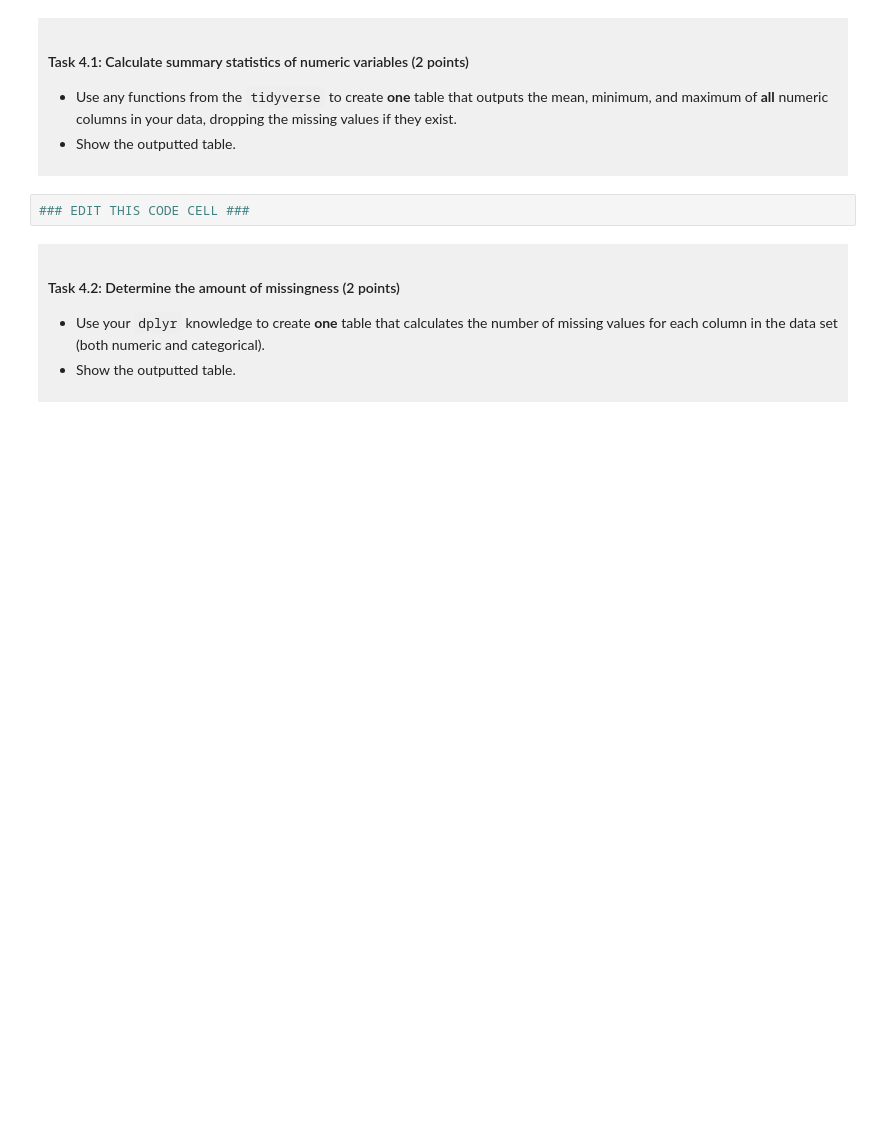
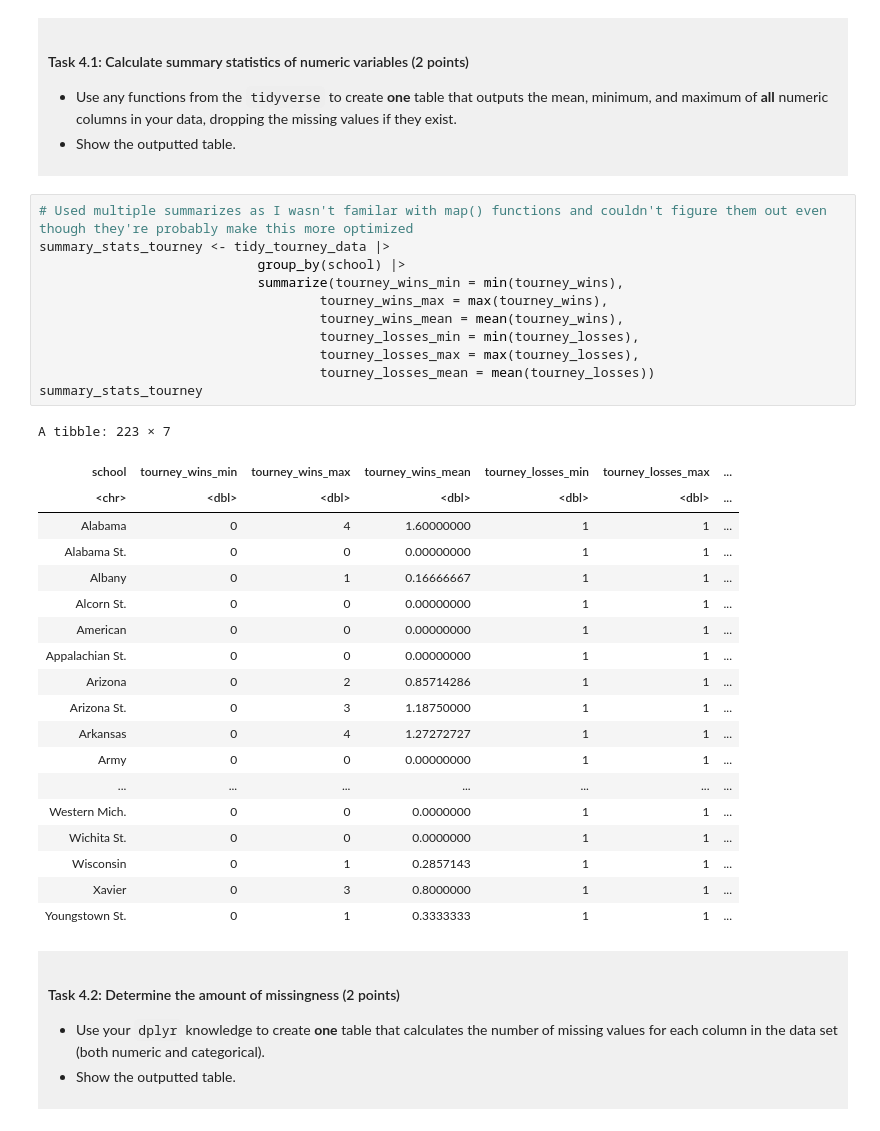
Before and after one commit to EnderArtzo/dsci-100-project-eve-robinson, a Jupyter notebook: dsci-100-project-notebook.ipynb, the cells around one changed output. Saved outputs shown, nothing was run; the diff lists cells and outputs as text; blank space fills up the shorter version.

```diff
--- a/dsci-100-project-notebook.ipynb
+++ b/dsci-100-project-notebook.ipynb
@@ -313,7 +314,36 @@ You will refine your research question (if needed) and produce a tidy data set.
 
 </div>
 # %%
-### EDIT THIS CODE CELL ###
+# Used multiple summarizes as I wasn't familar with map() functions and couldn't figure them out even though they're probably make this more optimized
+summary_stats_tourney <- tidy_tourney_data |>
+                            group_by(school) |>
+                            summarize(tourney_wins_min = min(tourney_wins),
+                                    tourney_wins_max = max(tourney_wins),
+                                    tourney_wins_mean = mean(tourney_wins),
+                                    tourney_losses_min = min(tourney_losses),
+                                    tourney_losses_max = max(tourney_losses),
+                                    tourney_losses_mean = mean(tourney_losses))
+summary_stats_tourney
+# %% [output]
+A tibble: 223 × 7
+| school | tourney_wins_min | tourney_wins_max | tourney_wins_mean | tourney_losses_min | tourney_losses_max | ... |
+| <chr> | <dbl> | <dbl> | <dbl> | <dbl> | <dbl> | ... |
+| Alabama | 0 | 4 | 1.60000000 | 1 | 1 | ... |
+| Alabama St. | 0 | 0 | 0.00000000 | 1 | 1 | ... |
+| Albany | 0 | 1 | 0.16666667 | 1 | 1 | ... |
+| Alcorn St. | 0 | 0 | 0.00000000 | 1 | 1 | ... |
+| American | 0 | 0 | 0.00000000 | 1 | 1 | ... |
+| Appalachian St. | 0 | 0 | 0.00000000 | 1 | 1 | ... |
+| Arizona | 0 | 2 | 0.85714286 | 1 | 1 | ... |
+| Arizona St. | 0 | 3 | 1.18750000 | 1 | 1 | ... |
+| Arkansas | 0 | 4 | 1.27272727 | 1 | 1 | ... |
+| Army | 0 | 0 | 0.00000000 | 1 | 1 | ... |
+| ... | ... | ... | ... | ... | ... | ... |
+| Western Mich. | 0 | 0 | 0.0000000 | 1 | 1 | ... |
+| Wichita St. | 0 | 0 | 0.0000000 | 1 | 1 | ... |
+| Wisconsin | 0 | 1 | 0.2857143 | 1 | 1 | ... |
+| Xavier | 0 | 3 | 0.8000000 | 1 | 1 | ... |
+| Youngstown St. | 0 | 1 | 0.3333333 | 1 | 1 | ... |
 # %% [markdown]
 <div style="background-color: #f0f0f0; padding: 10px;">
 
```
Also changed, not shown: parts of 5 cells of this notebook.
